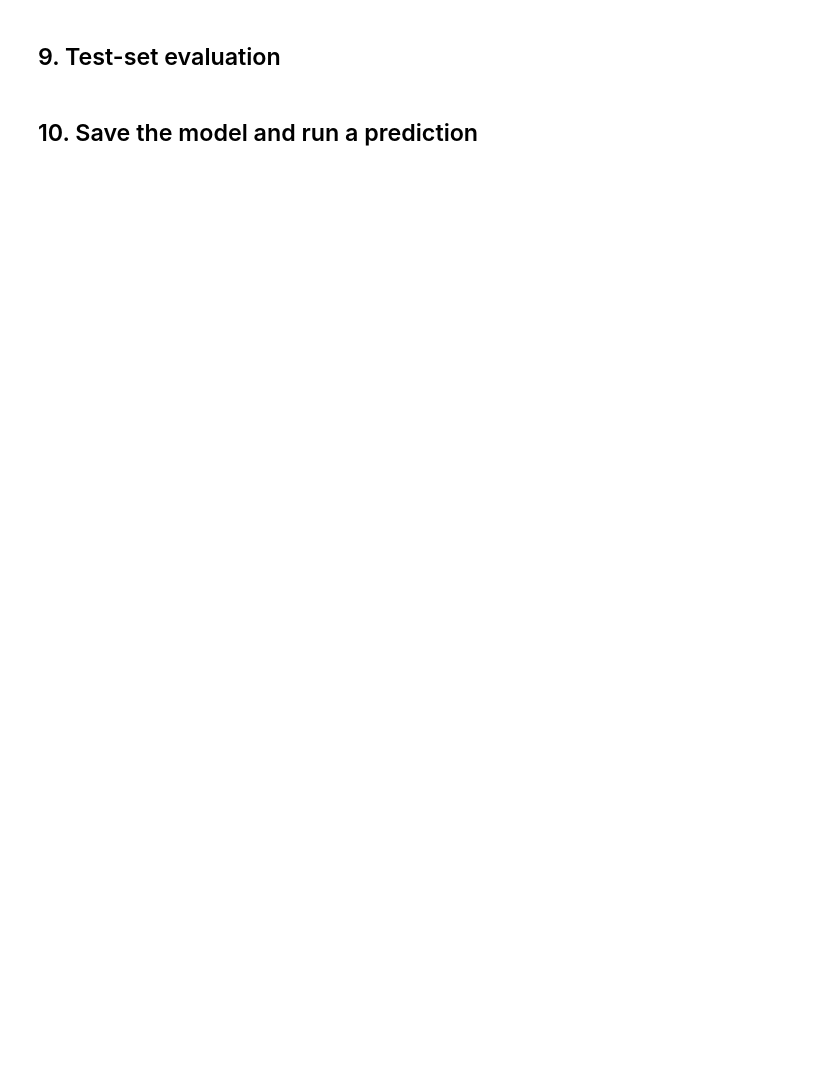
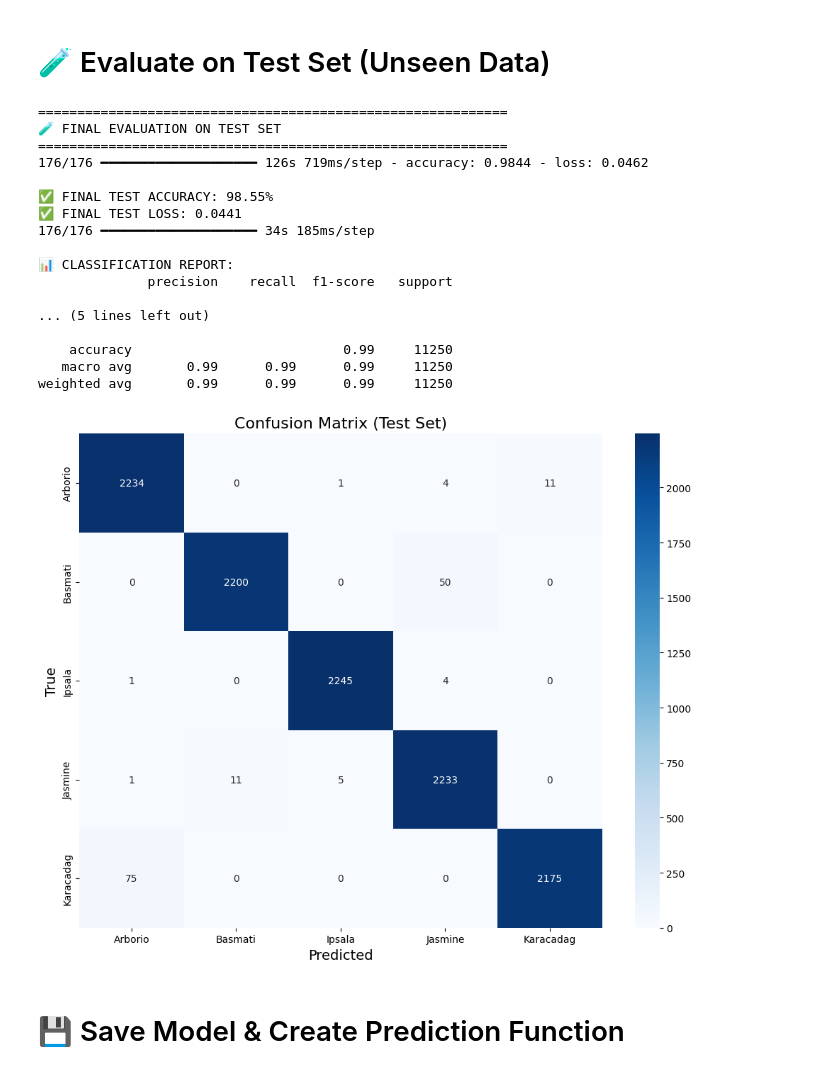
Before and after one commit to SalmanSamiKhan/rice-variety-classification-with-transfer-learning, a Jupyter notebook: notebooks/01_rice_variety_classification.ipynb, the cells around one changed output. Cells and saved outputs as stored; diff of their text form; code cells hidden in the pictures; blank space fills up the shorter version.

Commit message:
Preserve notebook results and add confusion matrix

```diff
--- a/notebooks/01_rice_variety_classification.ipynb
+++ b/notebooks/01_rice_variety_classification.ipynb
@@ -190,26 +456,59 @@ print(f"Best validation accuracy: {max(history.history['val_accuracy']):.4f}")
-# %% [markdown]
-## 9. Test-set evaluation
+# %% [markdown]
+# 🧪 Evaluate on Test Set (Unseen Data)
 # %%
+# ========================================
+# STEP 8: FINAL EVALUATION
+# ========================================
+print("\n" + "="*60)
+print("🧪 FINAL EVALUATION ON TEST SET")
+print("="*60)
+
+# Evaluate on never-seen test data
 test_loss, test_acc = model.evaluate(test_gen, verbose=1)
-print(f"Test accuracy: {test_acc:.4f}")
-print(f"Test loss: {test_loss:.4f}")
 
+print(f"\n✅ FINAL TEST ACCURACY: {test_acc*100:.2f}%")
+print(f"✅ FINAL TEST LOSS: {test_loss:.4f}")
+
+# Get predictions for detailed metrics
 test_gen.reset()
 y_true = test_gen.classes
 y_pred = np.argmax(model.predict(test_gen, verbose=1), axis=1)
 
-print(classification_report(y_true, y_pred, target_names=CLASSES, digits=4))
+# Classification report
+print("\n📊 CLASSIFICATION REPORT:")
+print(classification_report(y_true, y_pred, target_names=CLASSES))
 
+# Confusion matrix
+plt.figure(figsize=(10, 8))
 cm = confusion_matrix(y_true, y_pred)
-plt.figure(figsize=(8, 6))
-sns.heatmap(cm, annot=True, fmt="d", cmap="Blues", xticklabels=CLASSES, yticklabels=CLASSES)
-plt.xlabel("Predicted class")
-plt.ylabel("True class")
-plt.title("Test-set confusion matrix")
+sns.heatmap(cm, annot=True, fmt='d', cmap='Blues',
+            xticklabels=CLASSES, yticklabels=CLASSES)
+plt.title('Confusion Matrix (Test Set)', fontsize=16)
+plt.xlabel('Predicted', fontsize=14)
+plt.ylabel('True', fontsize=14)
 plt.tight_layout()
 plt.show()
+# %% [output]
+============================================================
+🧪 FINAL EVALUATION ON TEST SET
+============================================================
+176/176 ━━━━━━━━━━━━━━━━━━━━ 126s 719ms/step - accuracy: 0.9844 - loss: 0.0462
+
+✅ FINAL TEST ACCURACY: 98.55%
+✅ FINAL TEST LOSS: 0.0441
+176/176 ━━━━━━━━━━━━━━━━━━━━ 34s 185ms/step
+
+📊 CLASSIFICATION REPORT:
+              precision    recall  f1-score   support
+
+... (5 lines left out)
+
+    accuracy                           0.99     11250
+   macro avg       0.99      0.99      0.99     11250
+weighted avg       0.99      0.99      0.99     11250
+[figure, added]
-# %% [markdown]
-## 10. Save the model and run a prediction
+# %% [markdown]
+# 💾 Save Model & Create Prediction Function
 # %%
 # ========================================
 # STEP 9: SAVE MODEL & PREDICTION TOOL
```
Also changed, not shown: parts of 34 cells of this notebook, 2 other files.
